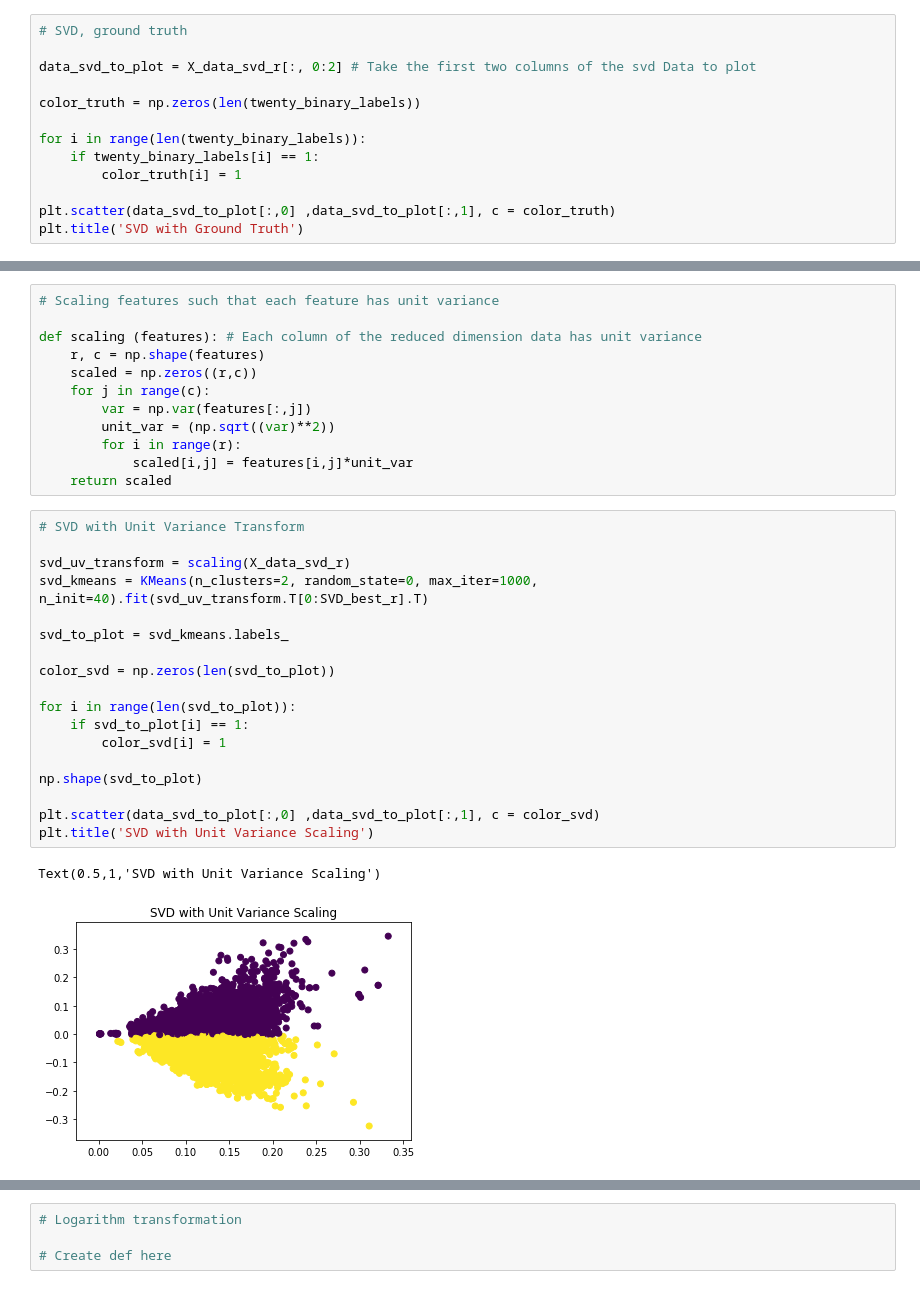
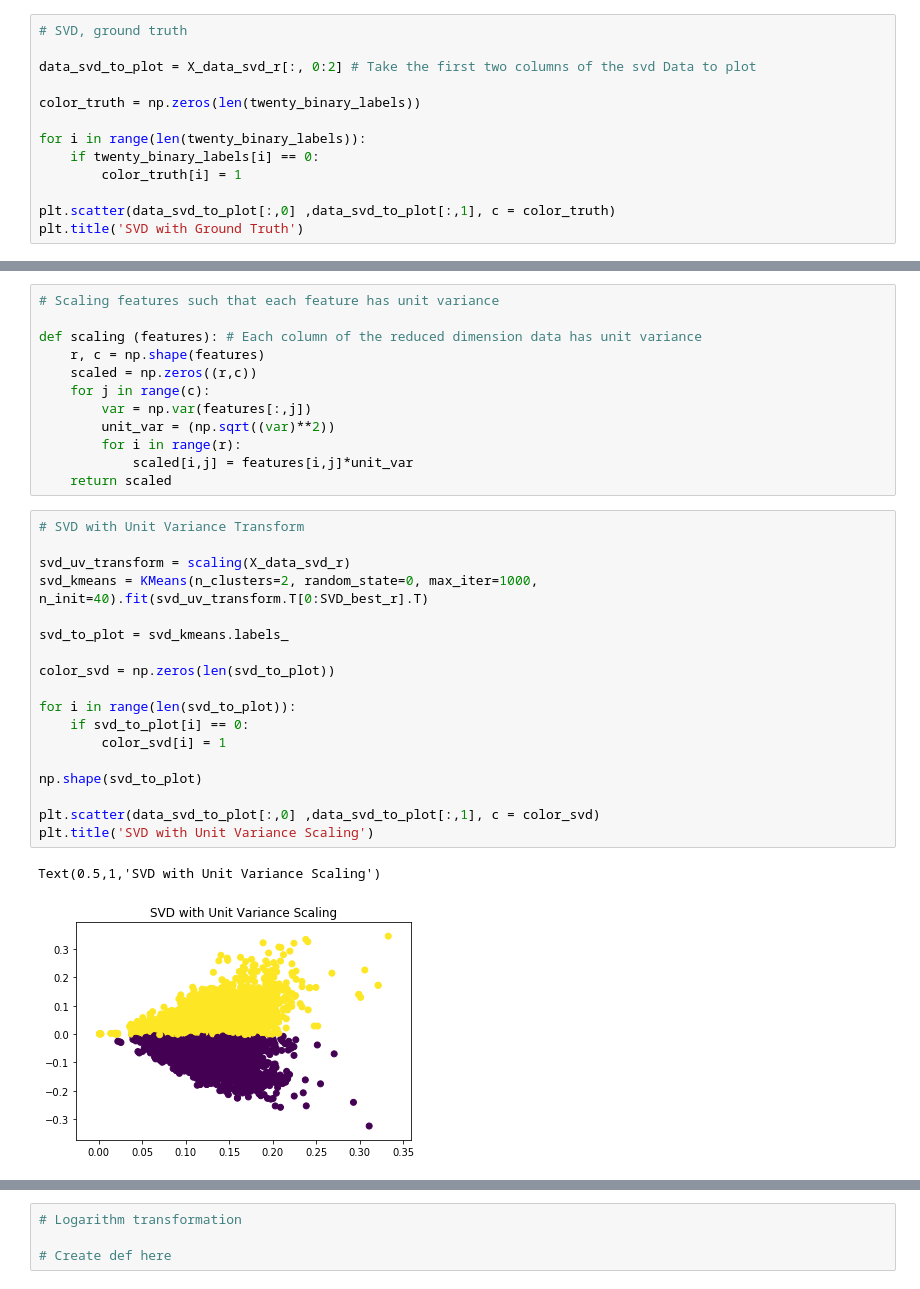
Before and after one commit to 219Winter2019adjz/Project2, a Jupyter notebook: Proj2.ipynb, the cells around one changed output, grey strips where cells are left out. Cells and saved outputs as stored; diff of their text form.

Commit message:
Fixed Graph Colors

```diff
--- a/Proj2.ipynb
+++ b/Proj2.ipynb
@@ -310,7 +310,7 @@ data_svd_to_plot = X_data_svd_r[:, 0:2] # Take the first two columns of the svd
 color_truth = np.zeros(len(twenty_binary_labels))
 
 for i in range(len(twenty_binary_labels)):
-    if twenty_binary_labels[i] == 1:
+    if twenty_binary_labels[i] == 0:
         color_truth[i] = 1
 
 plt.scatter(data_svd_to_plot[:,0] ,data_svd_to_plot[:,1], c = color_truth)
@@ -404,24 +404,24 @@ def scaling (features): # Each column of the reduced dimension data has unit var
 # %%
 # SVD with Unit Variance Transform
 
 svd_uv_transform = scaling(X_data_svd_r)
 svd_kmeans = KMeans(n_clusters=2, random_state=0, max_iter=1000, n_init=40).fit(svd_uv_transform.T[0:SVD_best_r].T)
 
 svd_to_plot = svd_kmeans.labels_
 
 color_svd = np.zeros(len(svd_to_plot))
 
 for i in range(len(svd_to_plot)):
-    if svd_to_plot[i] == 1:
+    if svd_to_plot[i] == 0:
         color_svd[i] = 1
 
 np.shape(svd_to_plot)
 
 plt.scatter(data_svd_to_plot[:,0] ,data_svd_to_plot[:,1], c = color_svd)
 plt.title('SVD with Unit Variance Scaling')
 # %% [output]
 Text(0.5,1,'SVD with Unit Variance Scaling')
-[figure, old version]
+[figure, new version]
 # %%
 # NMF with Unit Variance Transform
 
```
Also changed, not shown: parts of 2 cells of this notebook.
